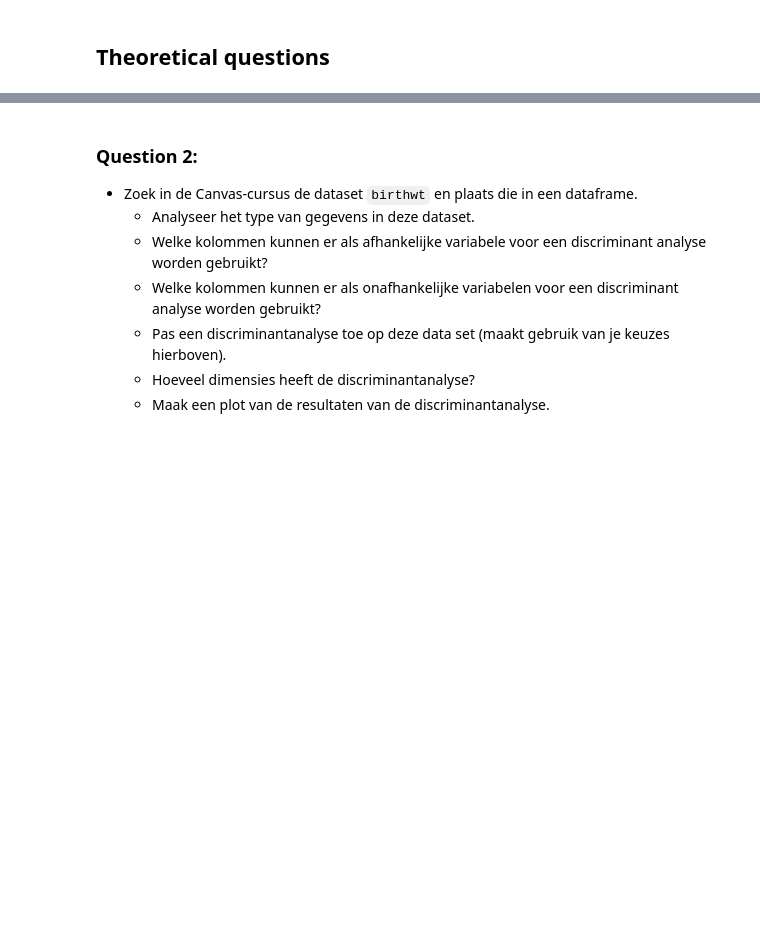
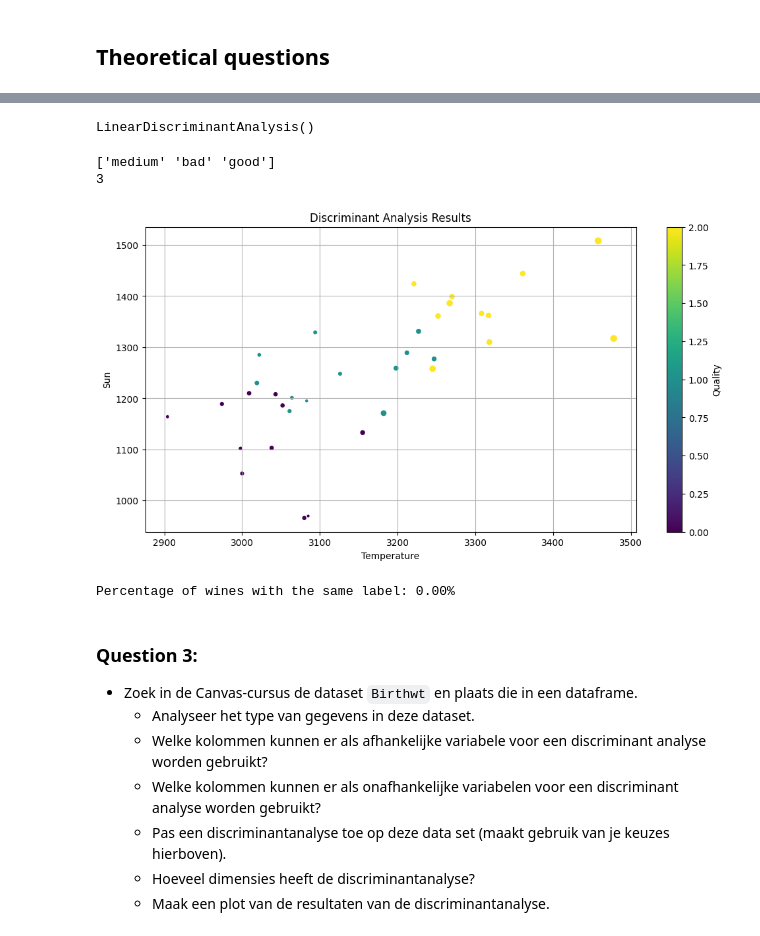
Before and after one commit to EliasDeHondt/DataScience2, a Jupyter notebook: W19P4/Exercises Discriminant Analysis.ipynb, the cells around one changed output, grey strips where cells are left out. Cells and saved outputs as stored; diff of their text form; code cells hidden in the pictures; blank space fills up the shorter version.

```diff
--- a/W19P4/Exercises Discriminant Analysis.ipynb
+++ b/W19P4/Exercises Discriminant Analysis.ipynb
@@ -9,3 +89,6 @@
     - Hoeveel dimensies heeft de discriminantanalyse?
     - Maak een plot van de resultaten van de discriminantanalyse. Wat wordt er hier gevisualiseerd?
     - Pas het predict commando even toe op de oorspronkelijke gegevens. Hoeveel percent van de wijnen krijgen dezelfde label opgeplakt via de discriminantanalyse als geobserveerd?
+# %%
+bordeaux = pd.read_csv('../Data/Bordeaux.csv', delimiter=';', decimal=',')
+display(bordeaux.head())
@@ -12,6 +102,48 @@
+# %%
+# 1
+X = bordeaux[['temperature', 'sun', 'heat', 'rain']]
+y = bordeaux['quality']
+lda = LinearDiscriminantAnalysis()
+print(lda.fit(X, y))
+# %% [output]
+LinearDiscriminantAnalysis()
+# %%
+# 2
+print(y.unique())
+print(len(y.unique()))
+# %% [output]
+['medium' 'bad' 'good']
+3
+# %%
+# 3
+quality_mapping = {'bad': 0, 'medium': 1, 'good': 2}
+bordeaux['quality_code'] = bordeaux['quality'].map(quality_mapping)
+y2 = bordeaux['quality_code']
+
+lda = LinearDiscriminantAnalysis()
+lda.fit(X, y2)
+
+plt.figure(figsize=(12, 6))
+
+plt.scatter(X['temperature'], X['sun'], X['heat'], c=lda.predict(X), cmap='viridis')
+plt.colorbar(label='Quality')
+plt.xlabel('Temperature')
+plt.ylabel('Sun')
+plt.title('Discriminant Analysis Results')
+
+plt.grid(True)
+plt.show()
+# %% [output]
+[figure, added]
+# %%
+# 4
+predicted = lda.predict(X)
+print(f"Percentage of wines with the same label: {np.mean(predicted == y) * 100:.2f}%")
+# %% [output]
+Percentage of wines with the same label: 0.00%
 # %% [markdown]
-### Question 2:
-- Zoek in de Canvas-cursus de dataset `birthwt` en plaats die in een dataframe.
+### Question 3:
+- Zoek in de Canvas-cursus de dataset `Birthwt` en plaats die in een dataframe.
     - Analyseer het type van gegevens in deze dataset.
     - Welke kolommen kunnen er als afhankelijke variabele voor een discriminant analyse worden gebruikt?
     - Welke kolommen kunnen er als onafhankelijke variabelen voor een discriminant analyse worden gebruikt?
```
Also changed, not shown: parts of 17 cells of this notebook, 2 other files.
